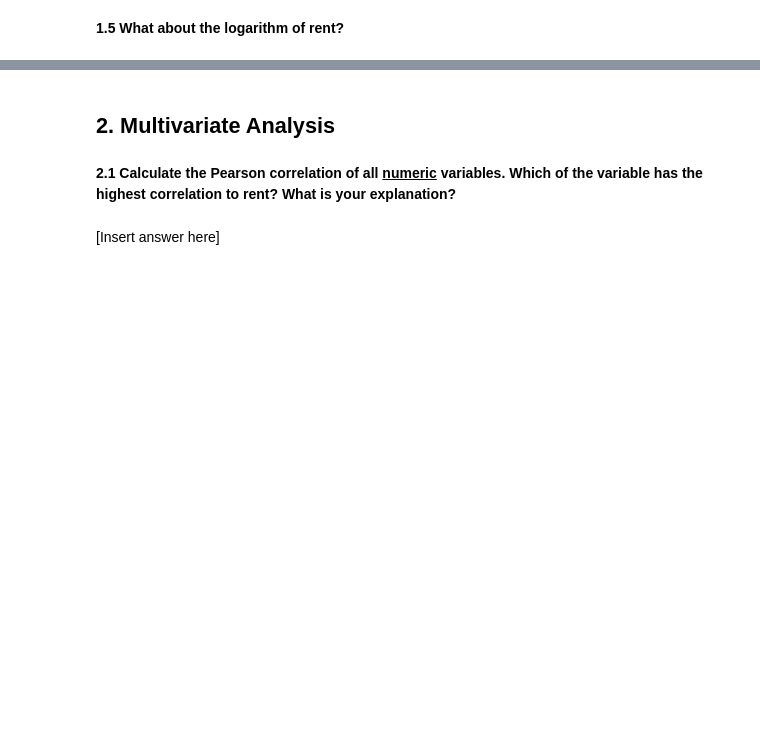
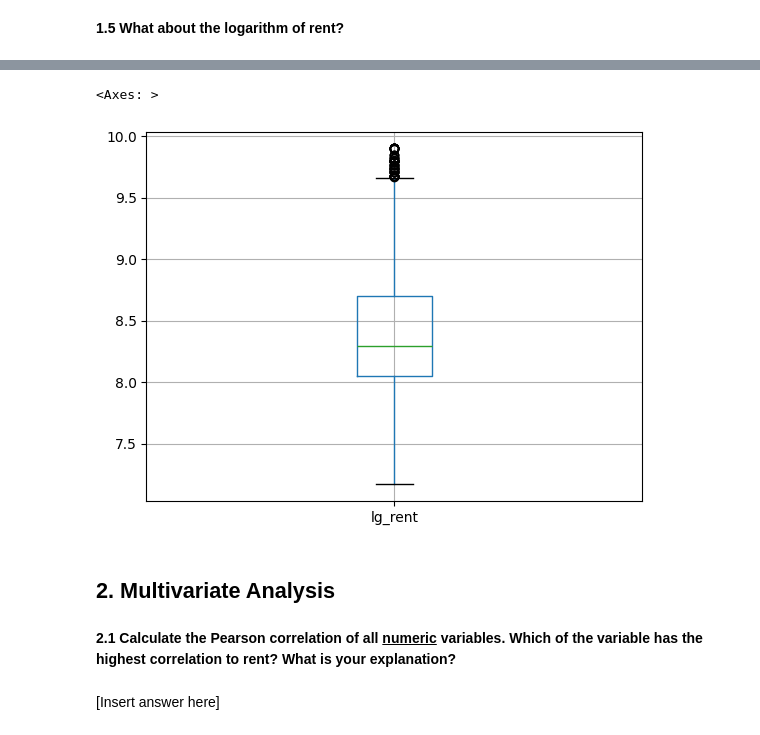
Before and after one commit to leobruell/real-estate-analytics, a Jupyter notebook: Homework/module1_homework_no_sol.ipynb, the cells around one changed output, grey strips where cells are left out. Cells and saved outputs as stored; diff of their text form; code cells hidden in the pictures; blank space fills up the shorter version.

```diff
--- a/Homework/module1_homework_no_sol.ipynb
+++ b/Homework/module1_homework_no_sol.ipynb
@@ -52,2 +113,3 @@ import pandas as pd
 # %%
 # insert code here
+df['lg_rent'] = np.log(df.rent)
@@ -54,3 +128,8 @@ import pandas as pd
+# %%
+df[["lg_rent"]].boxplot()
+# %% [output]
+<Axes: >
+[figure, added]
 # %% [markdown]
 ## 2. Multivariate Analysis
 # %% [markdown]
```
Also changed, not shown: parts of 13 cells of this notebook.
